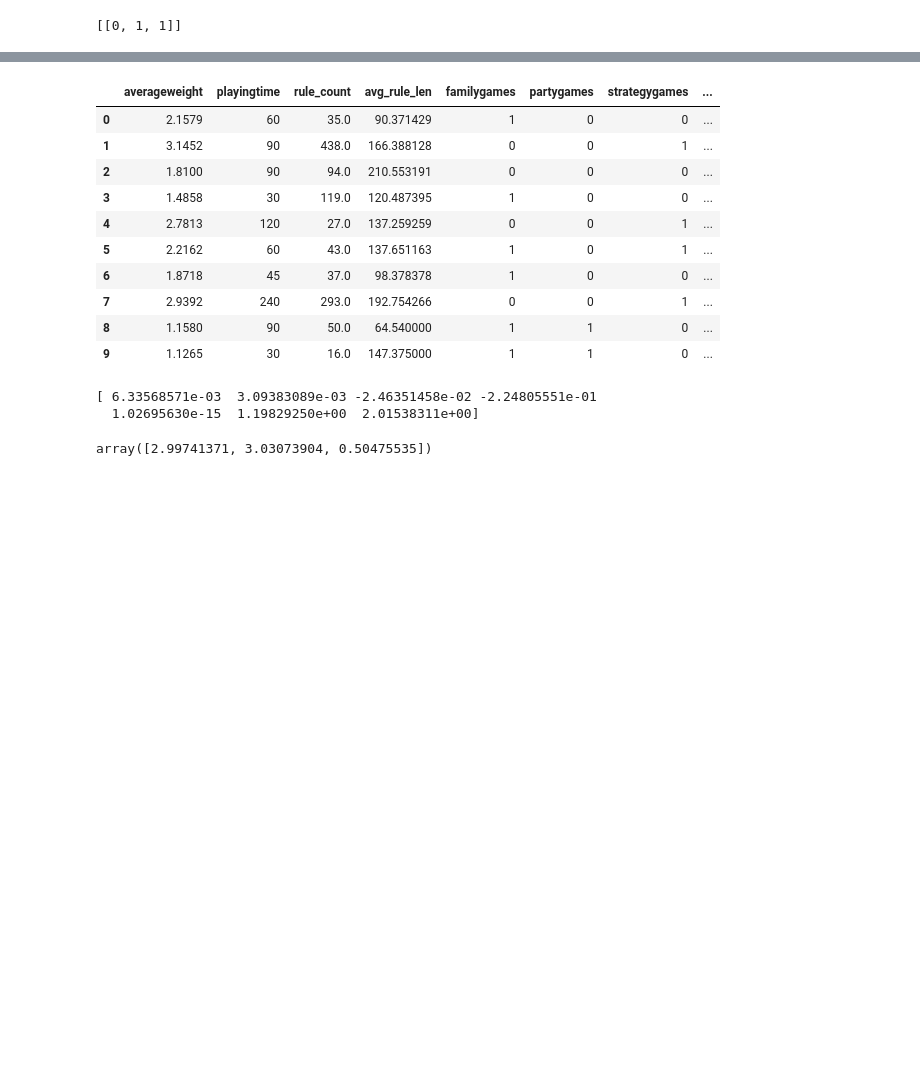
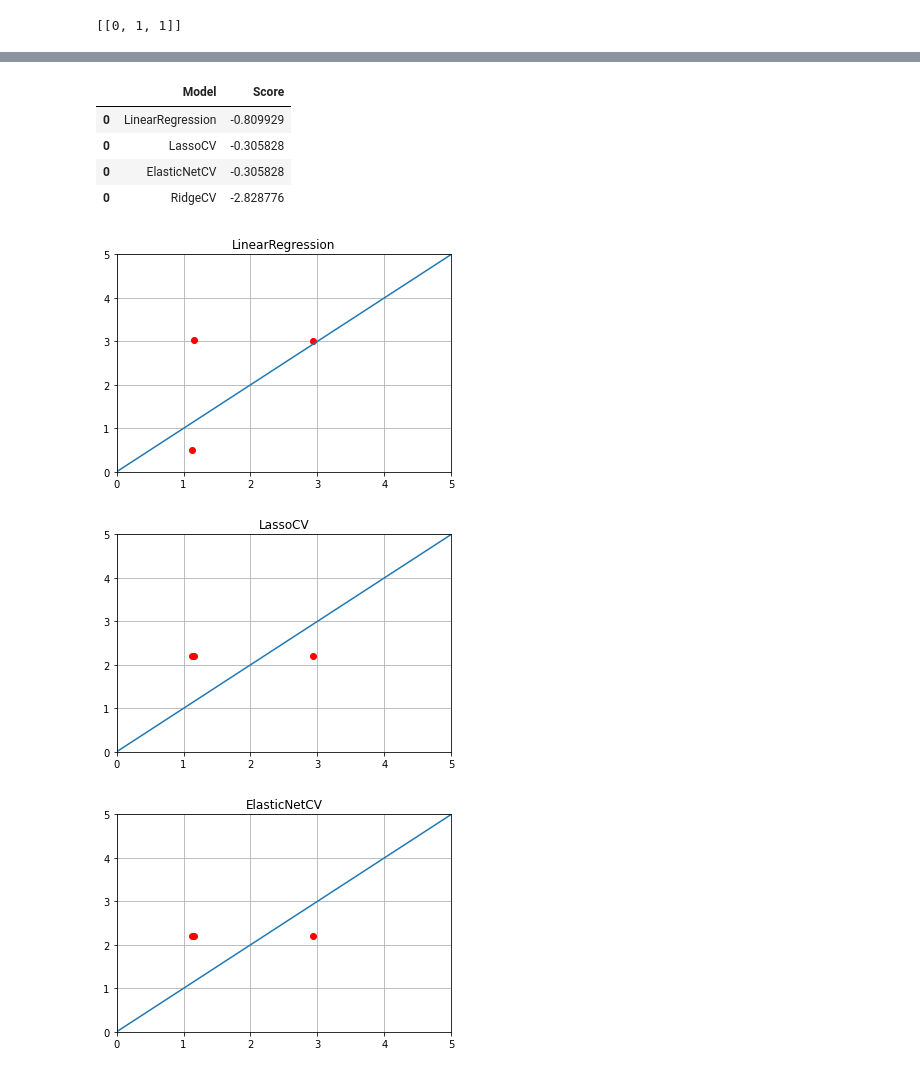
Before and after one commit to marco-luzzara/boardgame-complexity-predictor, a Jupyter notebook: src/predict.ipynb, the cells around one changed output, grey strips where cells are left out. Cells and saved outputs as stored; diff of their text form; code cells hidden in the pictures; blank space fills up the shorter version.

Commit message:
test some regression models on sample dataset

```diff
--- a/src/predict.ipynb
+++ b/src/predict.ipynb
@@ -218,35 +236,54 @@ Drive already mounted at /content/drive; to attempt to forcibly remount, call dr
-# %%
-# from https://stackoverflow.com/questions/71401193/one-hot-encoding-in-python-for-array-values-in-a-dataframe
-df_features = df_features.join(df_features.pop('family').apply('|'.join).str.get_dummies())
-df_features.head()
-# %% [output]
-|  | averageweight | playingtime | rule_count | avg_rule_len | familygames | partygames | strategygames | ... |
-| 0 | 2.1579 | 60 | 35.0 | 90.371429 | 1 | 0 | 0 | ... |
-| 1 | 3.1452 | 90 | 438.0 | 166.388128 | 0 | 0 | 1 | ... |
-| 2 | 1.8100 | 90 | 94.0 | 210.553191 | 0 | 0 | 0 | ... |
-| 3 | 1.4858 | 30 | 119.0 | 120.487395 | 1 | 0 | 0 | ... |
-| 4 | 2.7813 | 120 | 27.0 | 137.259259 | 0 | 0 | 1 | ... |
-| 5 | 2.2162 | 60 | 43.0 | 137.651163 | 1 | 0 | 1 | ... |
-| 6 | 1.8718 | 45 | 37.0 | 98.378378 | 1 | 0 | 0 | ... |
-| 7 | 2.9392 | 240 | 293.0 | 192.754266 | 0 | 0 | 1 | ... |
-| 8 | 1.1580 | 90 | 50.0 | 64.540000 | 1 | 1 | 0 | ... |
-| 9 | 1.1265 | 30 | 16.0 | 147.375000 | 1 | 1 | 0 | ... |
 # %%
-from sklearn import linear_model
-regr = linear_model.LinearRegression()
-
 TRAIN_PERCENT = 0.75
 DATASET_SIZE = len(df_features)
 TRAIN_SET_SIZE = int(DATASET_SIZE * TRAIN_PERCENT)
 
 y_train, x_train = df_features.iloc[:TRAIN_SET_SIZE, 0], df_features.iloc[:TRAIN_SET_SIZE, 1:]
 y_test, x_test = df_features.iloc[TRAIN_SET_SIZE:, 0], df_features.iloc[TRAIN_SET_SIZE:, 1:]
-regr.fit(x_train, y_train)
-
-print(regr.coef_)
-
-regr.predict(x_test)
-# %% [output]
-[ 6.33568571e-03  3.09383089e-03 -2.46351458e-02 -2.24805551e-01
-  1.02695630e-15  1.19829250e+00  2.01538311e+00]
-array([2.99741371, 3.03073904, 0.50475535])
+# %%
+class Model:
+    def __init__(self, instance):
+        self.instance = instance
+        self.name = instance.__class__.__name__
+# %%
+import numpy as np
+from collections import namedtuple
+import matplotlib.pyplot as plt
+from sklearn import linear_model
+from sklearn.metrics import r2_score
+
+MIN_COMPLEXITY, MAX_COMPLEXITY = 0, 5
+
+def create_graph(index: int, title: str, y_test, predictions) -> None:
+    plt.figure(index)
+    plt.title(title)
+    plt.axis([MIN_COMPLEXITY, MAX_COMPLEXITY, MIN_COMPLEXITY, MAX_COMPLEXITY])
+    plt.grid(True)
+    plt.plot(y_test, predictions, 'ro', [MIN_COMPLEXITY, MAX_COMPLEXITY], [MIN_COMPLEXITY, MAX_COMPLEXITY])
+
+models = [
+    Model(linear_model.LinearRegression()),
+    Model(linear_model.LassoCV()),
+    Model(linear_model.ElasticNetCV()),
+    Model(linear_model.RidgeCV())
+    ]
+
+results = pd.DataFrame(columns=['Model', 'Score'])
+for i, model in enumerate(models):
+    estimator = model.instance.fit(x_train, y_train)
+    predictions = model.instance.predict(x_test)
+    results = pd.concat([results, pd.DataFrame([
+        { 'Model': model.name, 'Score': r2_score(y_test, predictions) }
+        ])])
+    create_graph(i, model.name, y_test, predictions)
+
+results
+# %% [output]
+|  | Model | Score |
+| 0 | LinearRegression | -0.809929 |
+| 0 | LassoCV | -0.305828 |
+| 0 | ElasticNetCV | -0.305828 |
+| 0 | RidgeCV | -2.828776 |
+[figure, added]
+[figure, added]
+[figure, added]
```
Also changed, not shown: parts of 3 cells of this notebook.
